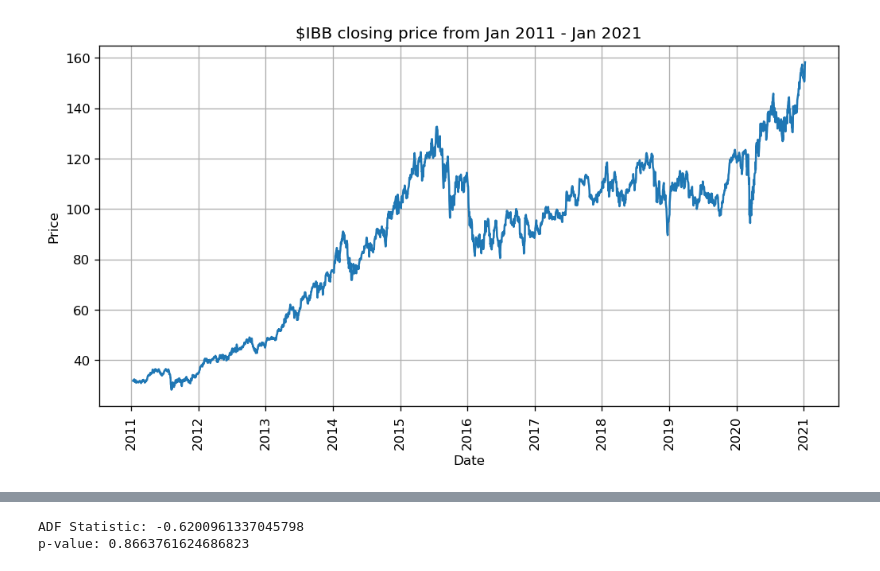
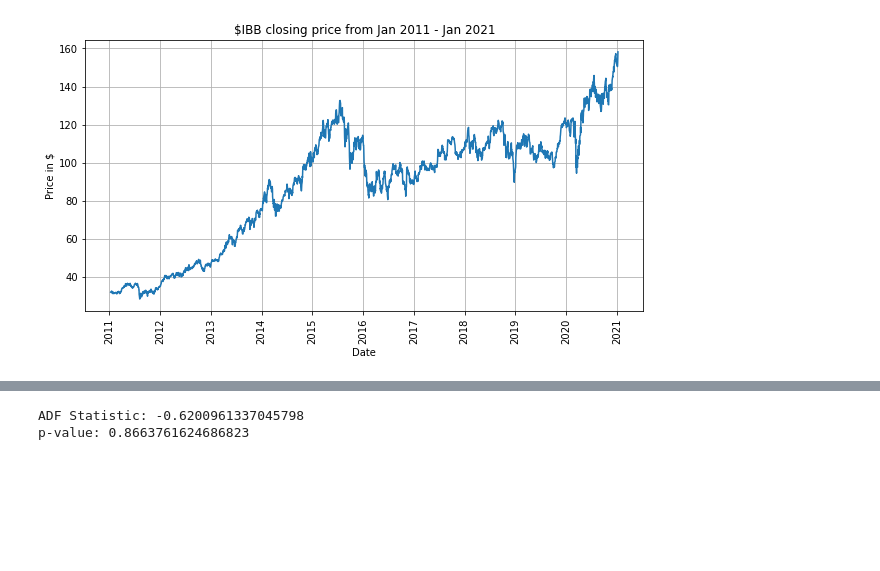
Before and after one commit to Andu3/final-project, a Jupyter notebook: ARIMA.ipynb, the cells around one changed output, grey strips where cells are left out. Cells and saved outputs as stored; diff of their text form; code cells hidden in the pictures; blank space fills up the shorter version.

```diff
--- a/ARIMA.ipynb
+++ b/ARIMA.ipynb
@@ -1,28 +24,19 @@
 # %%
-import numpy as np
-import pandas as pd
-from statsmodels.graphics.tsaplots import plot_acf, plot_pacf
-import matplotlib.pyplot as plt
-from datetime import datetime
-%matplotlib inline
-plt.rcParams.update({'figure.figsize':(9,7), 'figure.dpi':120})
-
 def parser(x):
     return datetime.strptime(x, "%Y-%m-%d")
 
 
 data = pd.read_csv('IBB.csv', usecols=[0,4], parse_dates=[0], header=0, date_parser=parser)
-
 plt.figure(figsize=[10, 5]); # Set dimensions for figure
 plt.plot(data['Date'], data['Close'])
 plt.title('$IBB closing price from Jan 2011 - Jan 2021')
-plt.ylabel('Price')
+plt.ylabel('Price in $')
 plt.xlabel('Date')
 plt.xticks(rotation=90)
 plt.grid(True)
 plt.show()
 # %% [output]
-[figure, old version]
+[figure, new version]
 # %%
 plot_pacf(data['Close'])
 plot_acf(data['Close'])
```
Also changed, not shown: parts of 11 cells of this notebook.
